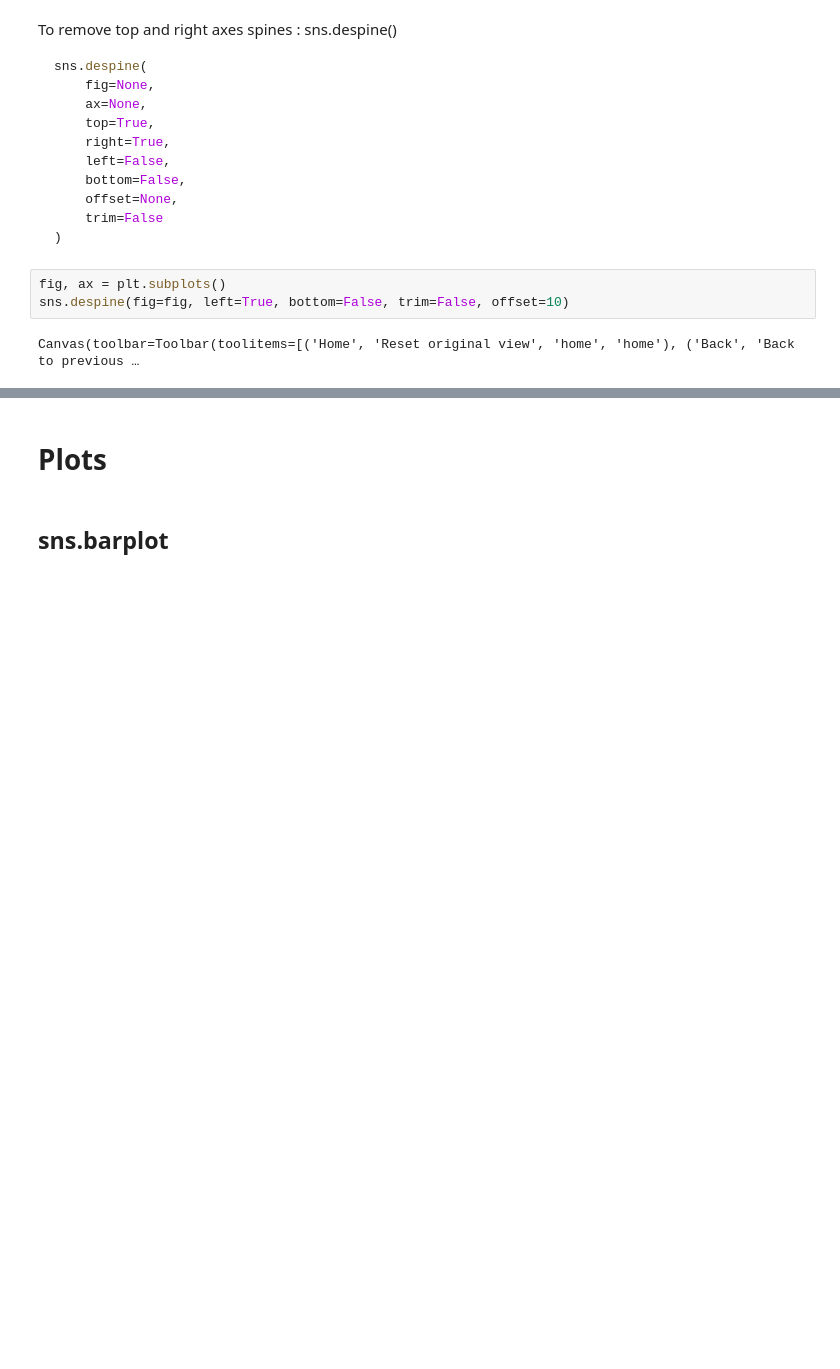
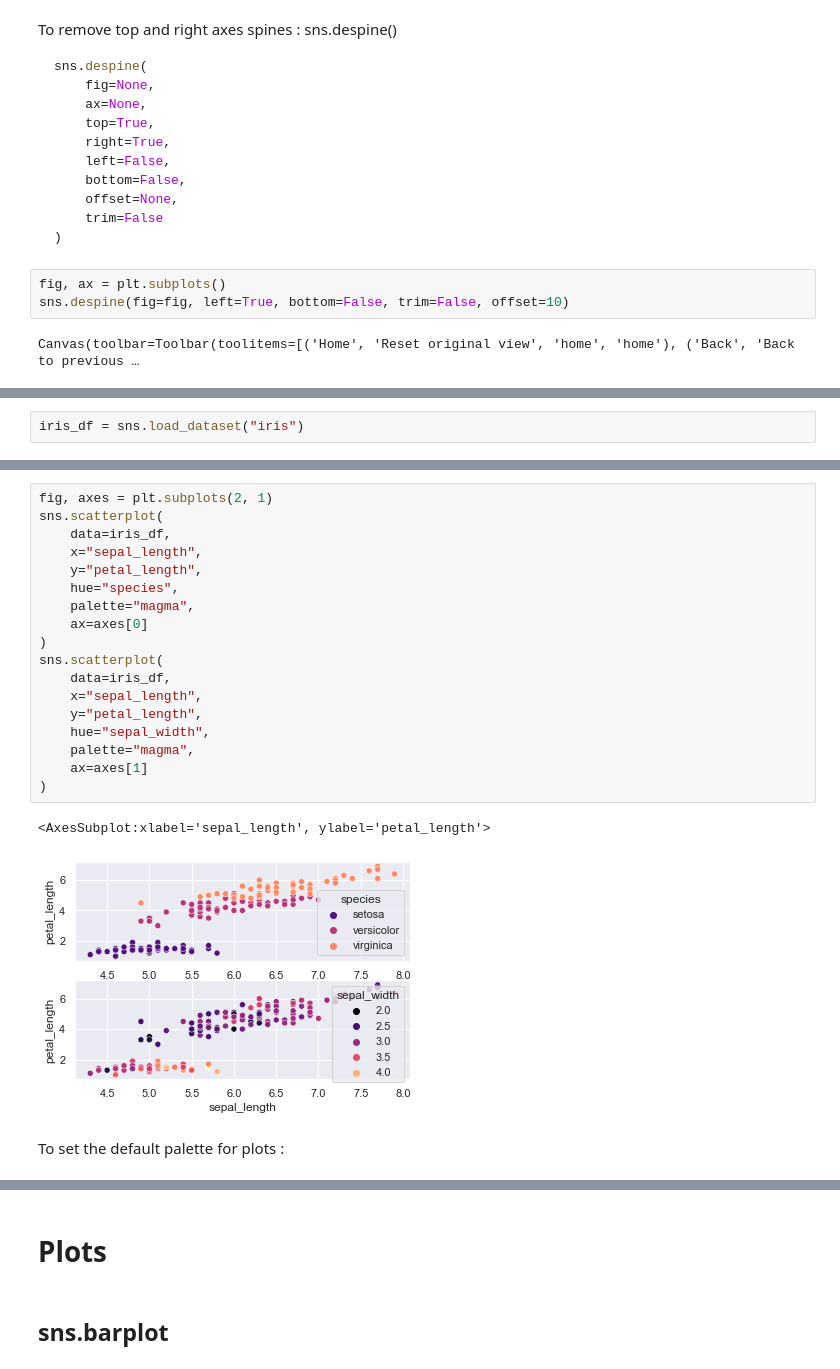
Before and after one commit to mocquin/quickstarts, a Jupyter notebook: seaborn.ipynb, the cells around one changed output, grey strips where cells are left out. Saved outputs shown, nothing was run; the diff lists cells and outputs as text; blank space fills up the shorter version.

```diff
--- a/seaborn.ipynb
+++ b/seaborn.ipynb
@@ -128,0 +126,2 @@ Canvas(toolbar=Toolbar(toolitems=[('Home', 'Reset original view', 'home', 'home'
+# %%
+iris_df = sns.load_dataset("iris")
@@ -128,0 +190,23 @@ Canvas(toolbar=Toolbar(toolitems=[('Home', 'Reset original view', 'home', 'home'
+# %%
+fig, axes = plt.subplots(2, 1)
+sns.scatterplot(
+    data=iris_df,
+    x="sepal_length",
+    y="petal_length",
+    hue="species",
+    palette="magma",
+    ax=axes[0]
+)
+sns.scatterplot(
+    data=iris_df,
+    x="sepal_length",
+    y="petal_length",
+    hue="sepal_width",
+    palette="magma",
+    ax=axes[1]
+)
+# %% [output]
+<AxesSubplot:xlabel='sepal_length', ylabel='petal_length'>
+[figure, added]
+# %% [markdown]
+To set the default palette for plots :
```
Also changed, not shown: parts of 56 cells of this notebook, 1 other file.
